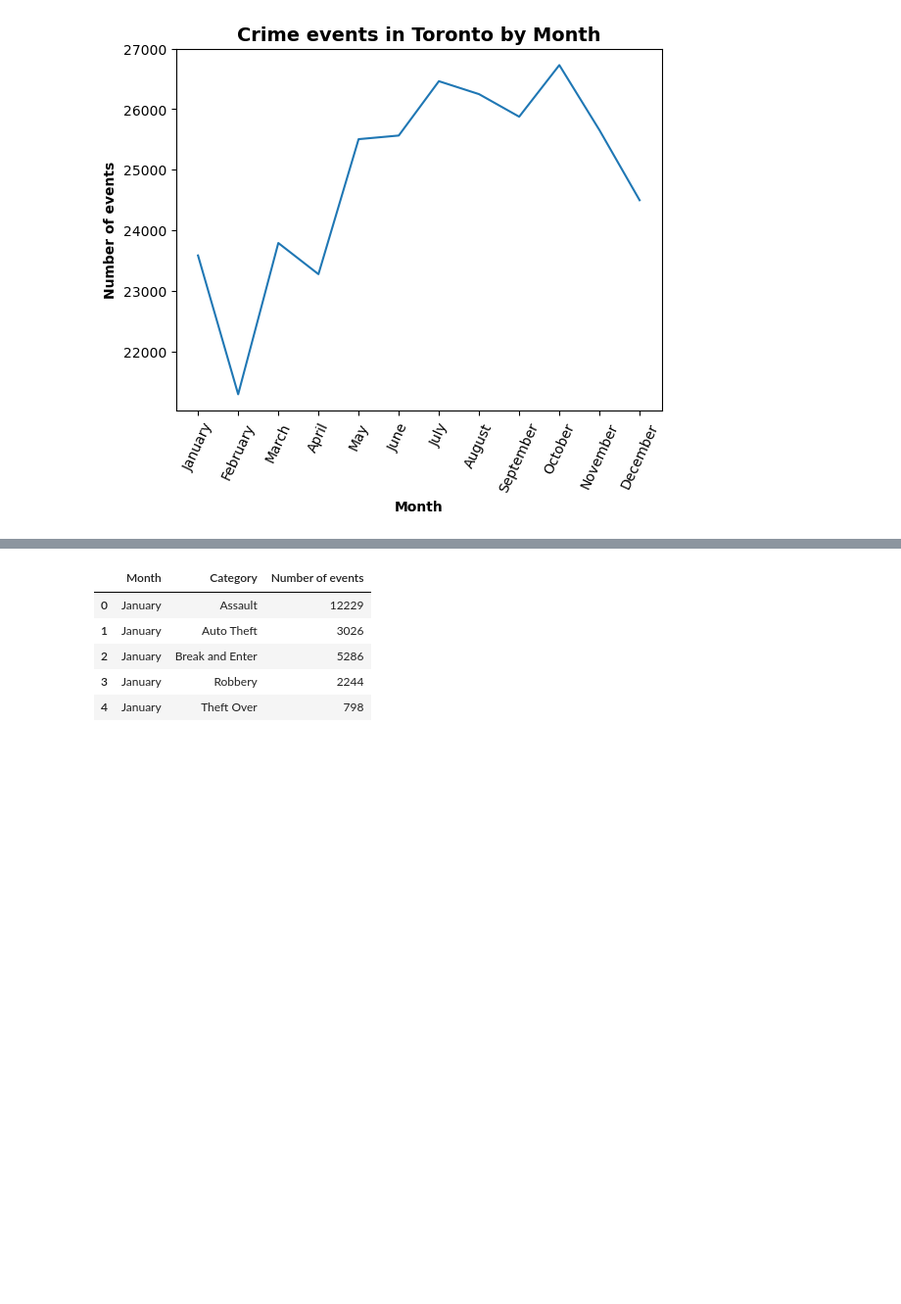
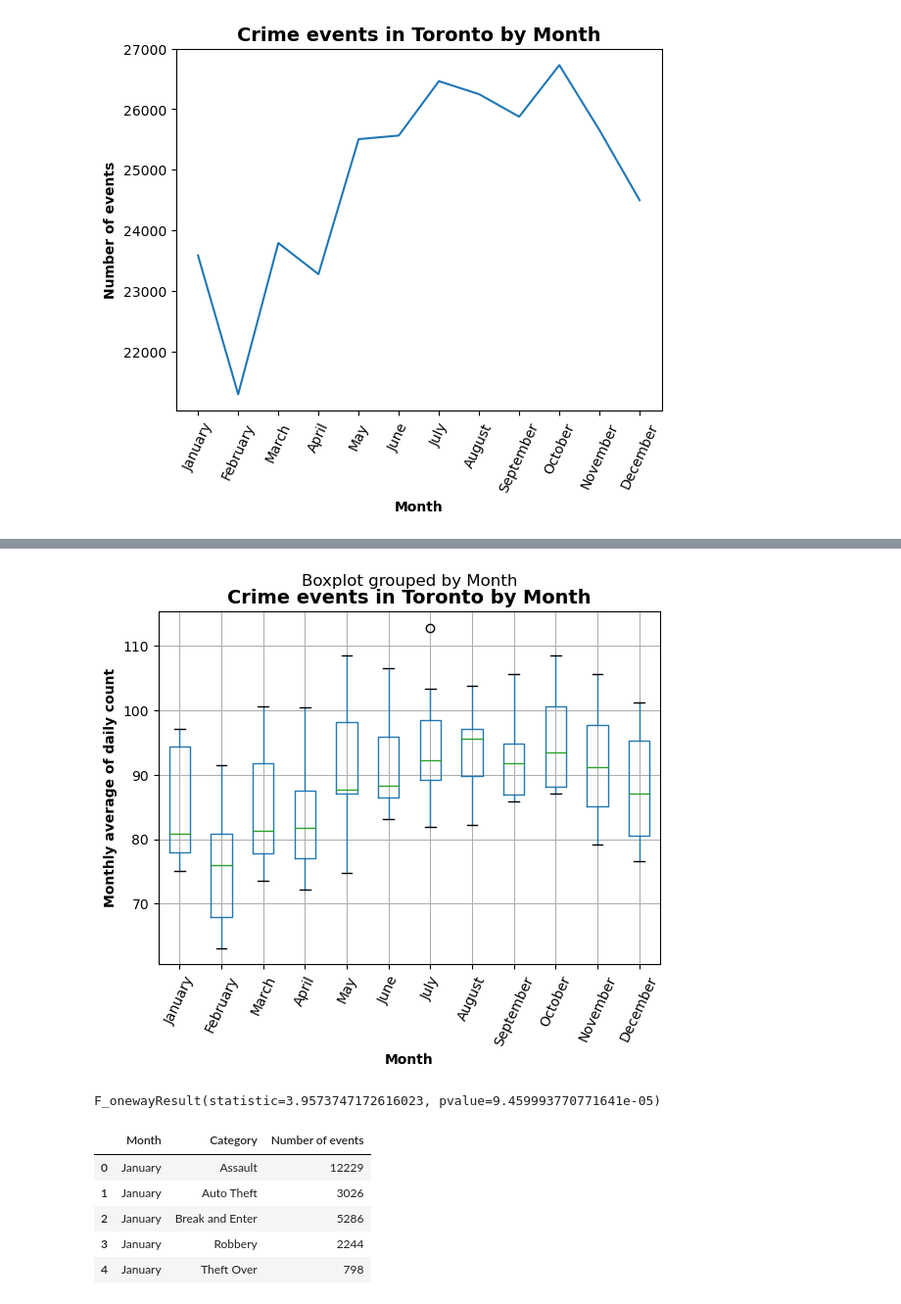
Before and after one commit to fannysigouin/project1, a Jupyter notebook: q2_peak_times.ipynb, the cells around one changed output, grey strips where cells are left out. Shown at 98% size. Cells and saved outputs as stored; diff of their text form; code cells hidden in the pictures; blank space fills up the shorter version.

```diff
--- a/q2_peak_times.ipynb
+++ b/q2_peak_times.ipynb
@@ -106,0 +115,3 @@ df.head()
+# %%
+dates = df[['Year', 'Month', 'Day', 'Weekday']].drop_duplicates()
+dates
@@ -106,0 +132,9 @@ df.head()
+# %%
+daily_count = (df
+    .groupby(['Year', 'Month', 'Day'], as_index=False)
+    .size()
+    .fillna(0)
+    .rename(columns={'size': 'Daily count'})
+    .merge(dates, how='left', on= ['Year', 'Month', 'Day'])
+)
+daily_count.head()
@@ -150,3 +191,9 @@ plt.xticks(rotation=65)
 plt.show()
 # %% [output]
 [figure]
+# %%
+day_av_by_month = (daily_count
+    .groupby(['Year', 'Month'], as_index=False)
+    .agg(monthly_daily_average=('Daily count', 'mean'))
+)
+day_av_by_month
@@ -152,0 +214,15 @@ plt.show()
+# %%
+day_av_by_month.boxplot('monthly_daily_average', by='Month')
+plt.xlabel('Month', fontdict={'weight': 700})
+plt.ylabel('Monthly average of daily count', fontdict={'weight': 700})
+plt.title(
+    'Crime events in Toronto by Month',
+    fontdict={'weight': 700, 'size': 14}
+    )
+
+plt.xticks(rotation=65)
+
+
+plt.show()
+# %% [output]
+[figure, added]
@@ -153,3 +242,7 @@ plt.show()
+# %%
+st.f_oneway(jan, feb, mar, apr, may, jun, jul, aug, sep, octb, nov, dec)
+# %% [output]
+F_onewayResult(statistic=3.9573747172616023, pvalue=9.459993770771641e-05)
 # %%
 # count by category and month
 month_category_count = (df
```
Also changed, not shown: parts of 25 cells of this notebook.
